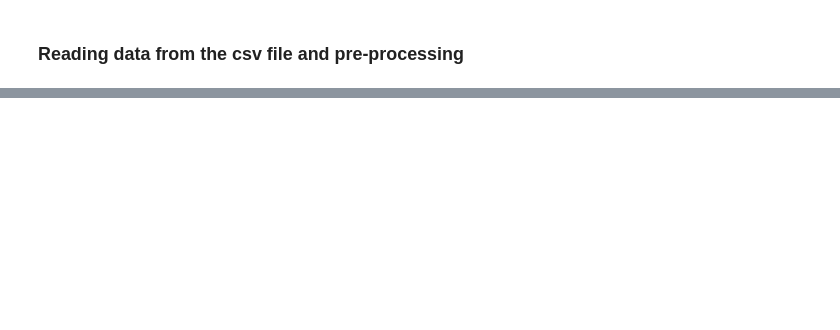
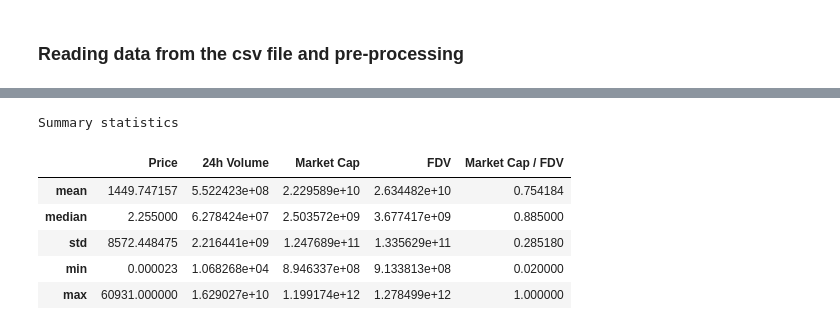
Before and after one commit to VeIskar/Python-Crypto_Webscraper, a Jupyter notebook: analysis.ipynb, the cells around one changed output, grey strips where cells are left out. Cells and saved outputs as stored; diff of their text form; code cells hidden in the pictures; blank space fills up the shorter version.

```diff
--- a/analysis.ipynb
+++ b/analysis.ipynb
@@ -83,0 +62,38 @@ ValueError: could not convert string to float: '0.2%'
+# %%
+data = df_data.copy() #copy of main data frame
+cols = ['Price', '24h Volume', 'Market Cap','FDV','Market Cap / FDV']
+
+#removing $ and % from columns and converting to numerics
+for col in cols:
+    if data[col].dtype == 'object':  # Check if the column contains string values
+        data[col] = data[col].str.replace(r'[\$,%]', '', regex=True)
+
+        data[col] = data[col].replace('-', float('Nan')) #replacing - with Nan value
+
+        data[col] = data[col].astype(float)
+        if '%' in col: #scaling percentage values
+            data[col] = data[col] / 100
+
+
+print("Summary statistics\n")
+#caclcualting stats for columns
+col_stats = data.agg({
+    'Price': ['mean', 'median', 'std', 'min', 'max'],
+    '24h Volume': ['mean', 'median', 'std', 'min', 'max'],
+    'Market Cap': ['mean', 'median', 'std', 'min', 'max'],
+    'FDV': ['mean', 'median', 'std', 'min', 'max'],
+    'Market Cap / FDV' : ['mean', 'median', 'std', 'min', 'max']
+
+})
+
+
+# Print the summary statistics
+col_stats
+# %% [output]
+Summary statistics
+|  | Price | 24h Volume | Market Cap | FDV | Market Cap / FDV |
+| mean | 1449.747157 | 5.522423e+08 | 2.229589e+10 | 2.634482e+10 | 0.754184 |
+| median | 2.255000 | 6.278424e+07 | 2.503572e+09 | 3.677417e+09 | 0.885000 |
+| std | 8572.448475 | 2.216441e+09 | 1.247689e+11 | 1.335629e+11 | 0.285180 |
+| min | 0.000023 | 1.068268e+04 | 8.946337e+08 | 9.133813e+08 | 0.020000 |
+| max | 60931.000000 | 1.629027e+10 | 1.199174e+12 | 1.278499e+12 | 1.000000 |
```
Also changed, not shown: parts of 9 cells of this notebook.
